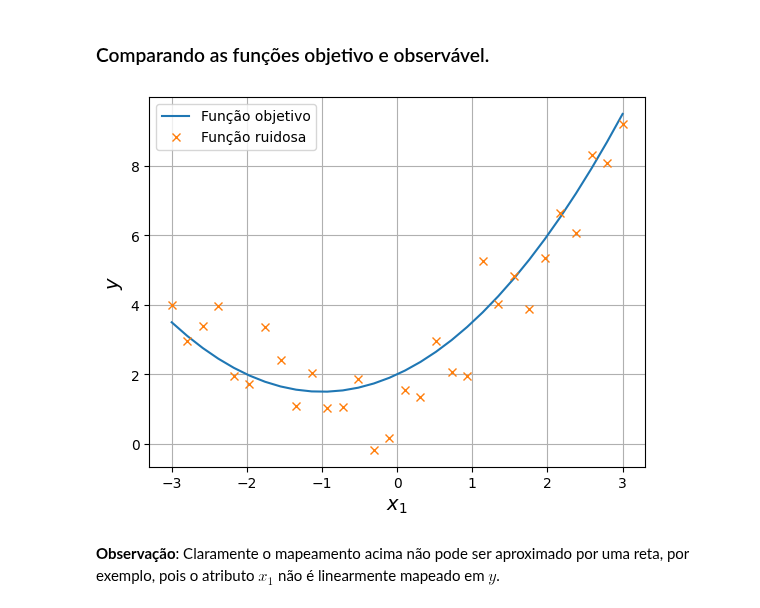
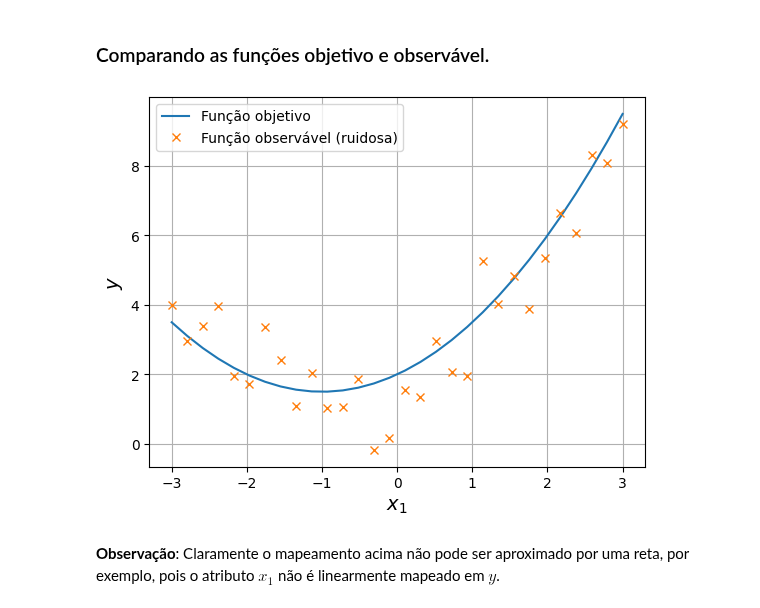
Before and after one commit to zz4fap/t319_aprendizado_de_maquina, a Jupyter notebook: notebooks/regression/polynomial_regression.ipynb, the cells around one changed output. Drawn from its saved outputs; the diff is of its cells as text; code cells hidden in the pictures.

```diff
--- a/notebooks/regression/polynomial_regression.ipynb
+++ b/notebooks/regression/polynomial_regression.ipynb
@@ -45,15 +45,15 @@ y_noisy = y + w
 ### Comparando as funções objetivo e observável.
 # %%
 plt.plot(x1, y, label='Função objetivo')
-plt.plot(x1, y_noisy, 'x', label='Função ruidosa')
+plt.plot(x1, y_noisy, 'x', label='Função observável (ruidosa)')
 plt.legend(loc='best')
 plt.xlabel('$x_1$', fontsize=14)
 plt.ylabel('$y$', fontsize=14)
 plt.grid()
 # Show the plot.
 plt.show()
 # %% [output]
-[figure, old version]
+[figure, new version]
 # %% [markdown]
 **Observação**: Claramente o mapeamento acima não pode ser aproximado por uma reta, por exemplo, pois o atributo $x_1$ não é linearmente mapeado em $y$.
 # %% [markdown]
```
Also changed, not shown: parts of 8 cells of this notebook.
